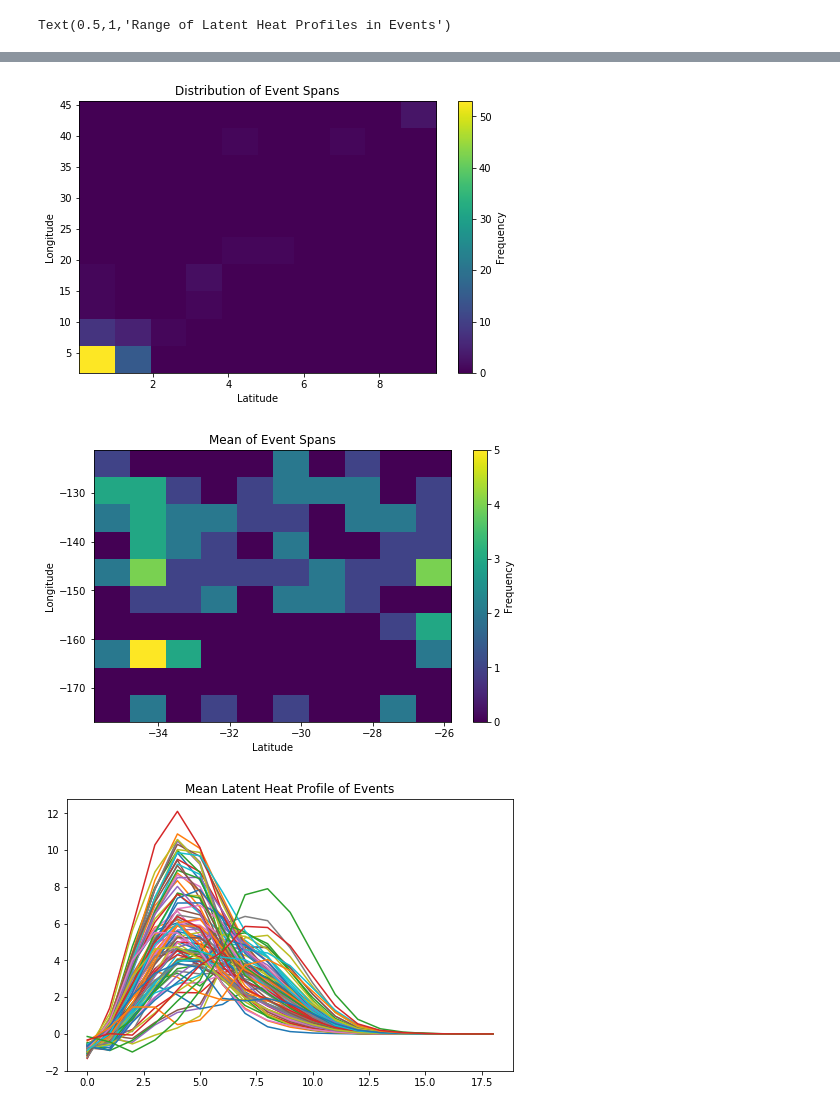
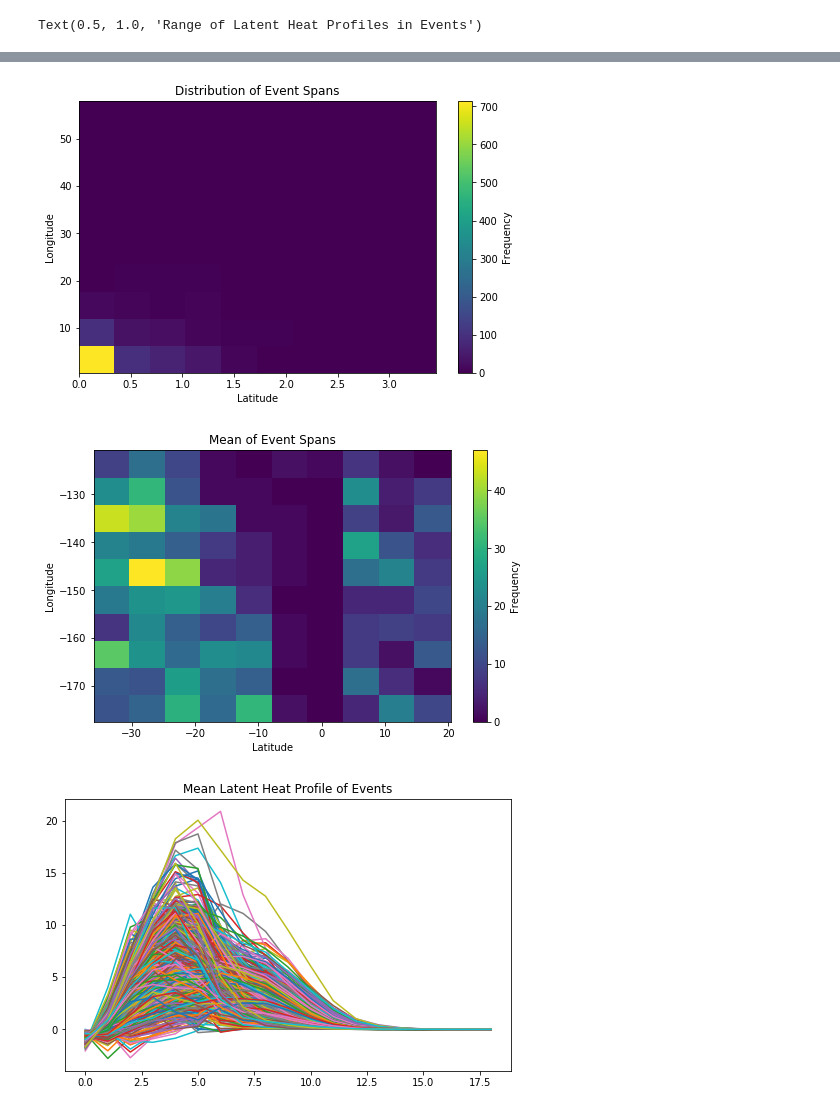
Before and after one commit to pshivraj/Precip_eScience, a Jupyter notebook: Plot Clustering Results.ipynb, the cells around one changed output, grey strips where cells are left out. Cells and saved outputs as stored; diff of their text form; code cells hidden in the pictures.

Commit message:
Added function to remove clusters that are duplicates with the next month

```diff
--- a/Plot Clustering Results.ipynb
+++ b/Plot Clustering Results.ipynb
@@ -45,0 +85,27 @@ def find_nearest_box(llat,llon,point):
+# %%
+month=1
+year = 2000
+n_clusters_ = len(set(labels)) - (1 if -1 in labels else 0)
+time = pd.DatetimeIndex(Time)
+index = np.argwhere((labels==-1) & (time.month>month))
+
+Data = np.delete(Data,index,0)
+Time = np.delete(Time,index)
+time = np.delete(time,index)
+labels = np.delete(labels,index)
+
+for i in range(n_clusters_):
+    cluster = Data[labels==i,:]
+    tcluster = time[labels==i]
+    print(np.max(tcluster).month)
+    if np.amin(np.array(tcluster.month))>month:
+        print(i)
+        Data = Data[labels!=i,:]
+        Time = Time[labels!=i]
+        time = time[labels!=i]
+        labels = labels[labels!=i]
+    elif np.max(tcluster).month>month & np.max(tcluster).day>4:
+        Data = Data[labels!=i,:]
+        Time = Time[labels!=i]
+        time = time[labels!=i]
+        labels = labels[labels!=i]
@@ -46,8 +133,10 @@ def find_nearest_box(llat,llon,point):
 # %%
-file = xr.open_dataset('SortedData_Optics.nc4')
+file = xr.open_dataset('/Users/lauren/Downloads/2000_01Clusted_Data.nc4')
 Data = file.Data.data #[delta_time, lat, lon, surface_rain, latent heat profile]
 labels = file.Labels.data
 Time = file.time.data
+
+Data, Time, labels = remove_dublicate(Data, Time, labels, 1, 2000)
 
 n_clusters_ = len(set(labels)) - (1 if -1 in labels else 0)
 print(n_clusters_)
@@ -103 +208 @@ plt.title('Range of Latent Heat Profiles in Events')
-Text(0.5,1,'Range of Latent Heat Profiles in Events')
+Text(0.5, 1.0, 'Range of Latent Heat Profiles in Events')
@@ -107,3 +212,3 @@ Text(0.5,1,'Range of Latent Heat Profiles in Events')
-[figure, old version]
+[figure, new version]
-[figure, old version]
+[figure, new version]
-[figure, old version]
+[figure, new version]
```
Also changed, not shown: parts of 9 cells of this notebook, 1 other file.
